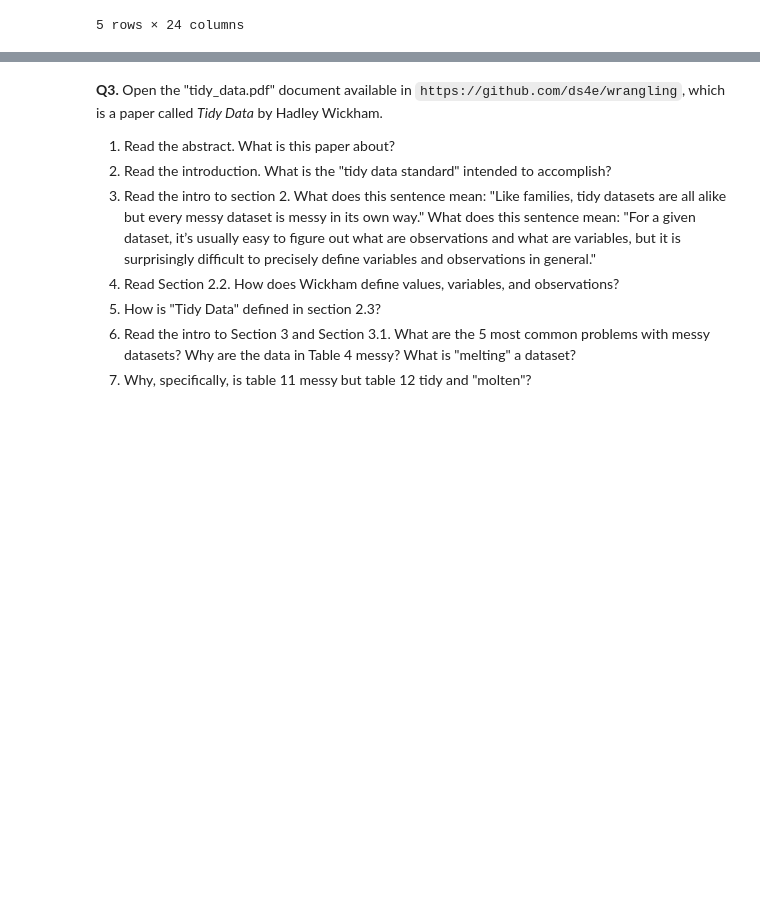
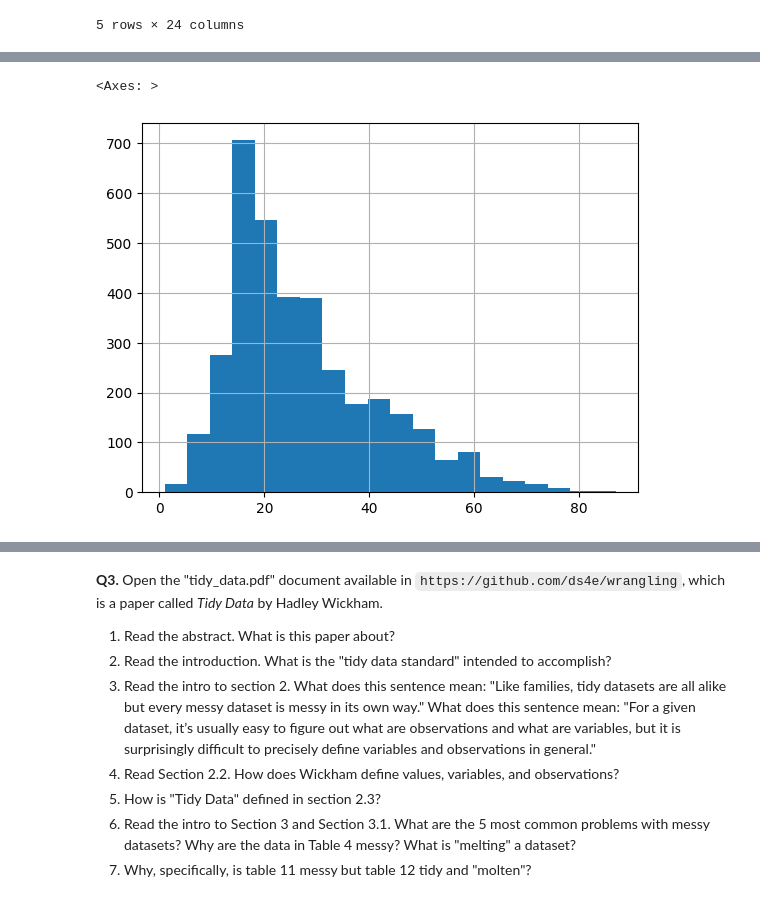
Before and after one commit to AlxScottt/undergrad_ml_assignments, a Jupyter notebook: 01_assignment_wrangling_and_eda.ipynb, the cells around one changed output, grey strips where cells are left out. Cells and saved outputs as stored; diff of their text form; code cells hidden in the pictures; blank space fills up the shorter version.

```diff
--- a/01_assignment_wrangling_and_eda.ipynb
+++ b/01_assignment_wrangling_and_eda.ipynb
@@ -194,0 +220,12 @@ df.head()
+# %%
+#5 the historgram
+df['Age_clean'] = (
+    df['Age']
+    .astype(str)
+    .str.extract('(\d+)')  # grab numbers only
+    .astype(float)
+)
+df['Age_clean'].dropna().hist(bins=20)
+# %% [output]
+<Axes: >
+[figure, added]
```
Also changed, not shown: parts of 41 cells of this notebook.
